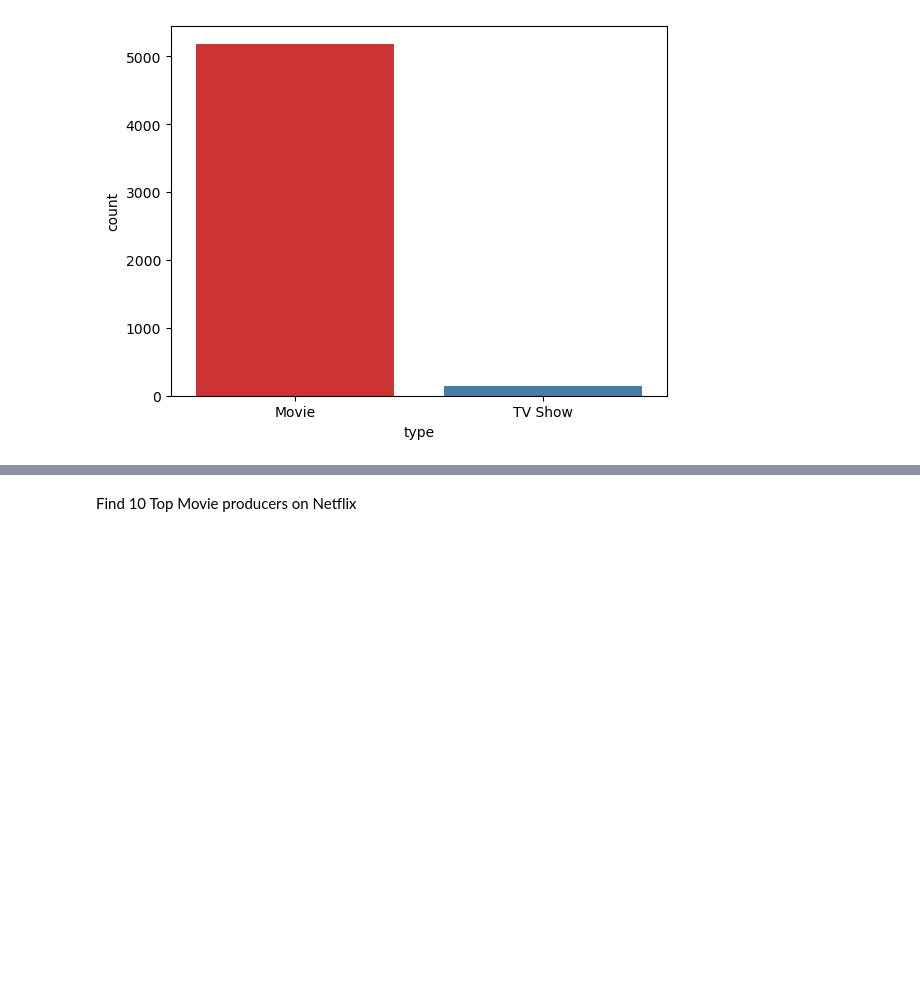
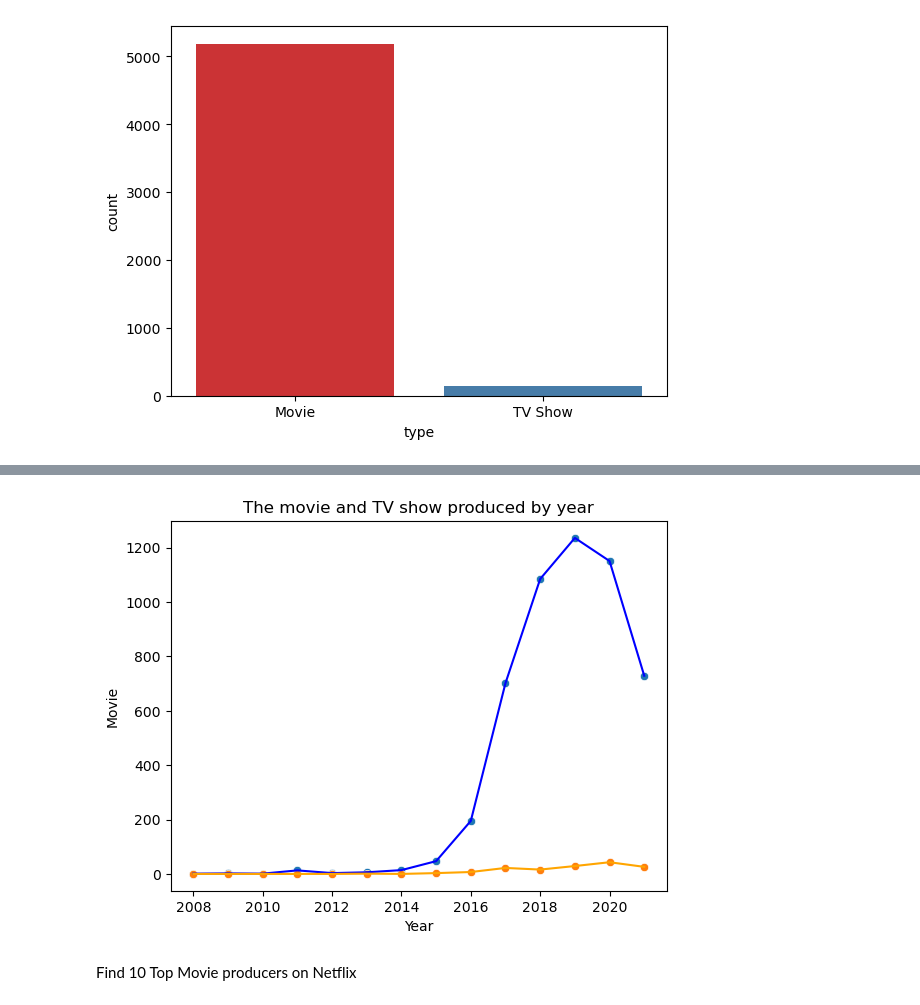
Before and after one commit to supAmorn/Data-science-projects, a Jupyter notebook: Netflix_EDA/netflix_EDA.ipynb, the cells around one changed output, grey strips where cells are left out. Drawn from its saved outputs; the diff is of its cells as text; code cells hidden in the pictures; blank space fills up the shorter version.

```diff
--- a/Netflix_EDA/netflix_EDA.ipynb
+++ b/Netflix_EDA/netflix_EDA.ipynb
@@ -6,7 +6,7 @@ import seaborn as sns
 import matplotlib.pyplot as plt
 %matplotlib inline
 # %%
-netflix_data = pd.read_csv("/Users/both/Desktop/Data science project/Netflix_projects/dataset/netflix_titles.csv")
+netflix_data = pd.read_csv("/Users/both/Desktop/Data_science_project/Netflix_projects/dataset/netflix_titles.csv")
 netflix_data.head(5)
 # %% [output]
 |  | show_id | type | title | director | cast | country | date_added | release_year | rating | duration | ... |
@@ -80,0 +125,3 @@ sns.countplot(x= 'type',data=netflix_data,palette="Set1")
+# %%
+df = netflix_data.groupby('Year')['type'].value_counts().unstack().fillna(0)
+df
@@ -81,3 +145,13 @@ sns.countplot(x= 'type',data=netflix_data,palette="Set1")
+# %%
+sns.scatterplot(data=df['Movie'])
+sns.lineplot(df['Movie'], color='blue')
+
+sns.scatterplot(data=df['TV Show'])
+sns.lineplot(df['TV Show'], color='orange')
+plt.title("The movie and TV show produced by year")
+plt.show()
+# %% [output]
+[figure, added]
 # %% [markdown]
 Find 10 Top Movie producers on Netflix
 # %%
```
Also changed, not shown: parts of 19 cells of this notebook.
